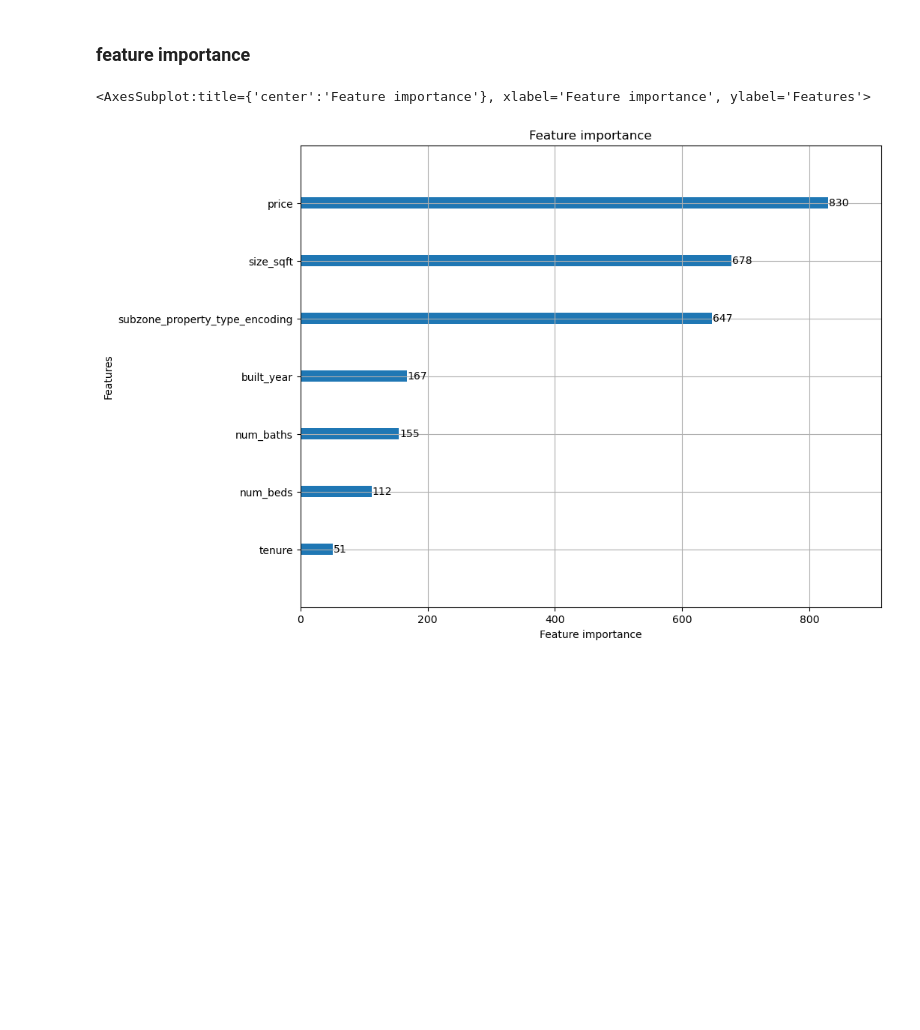
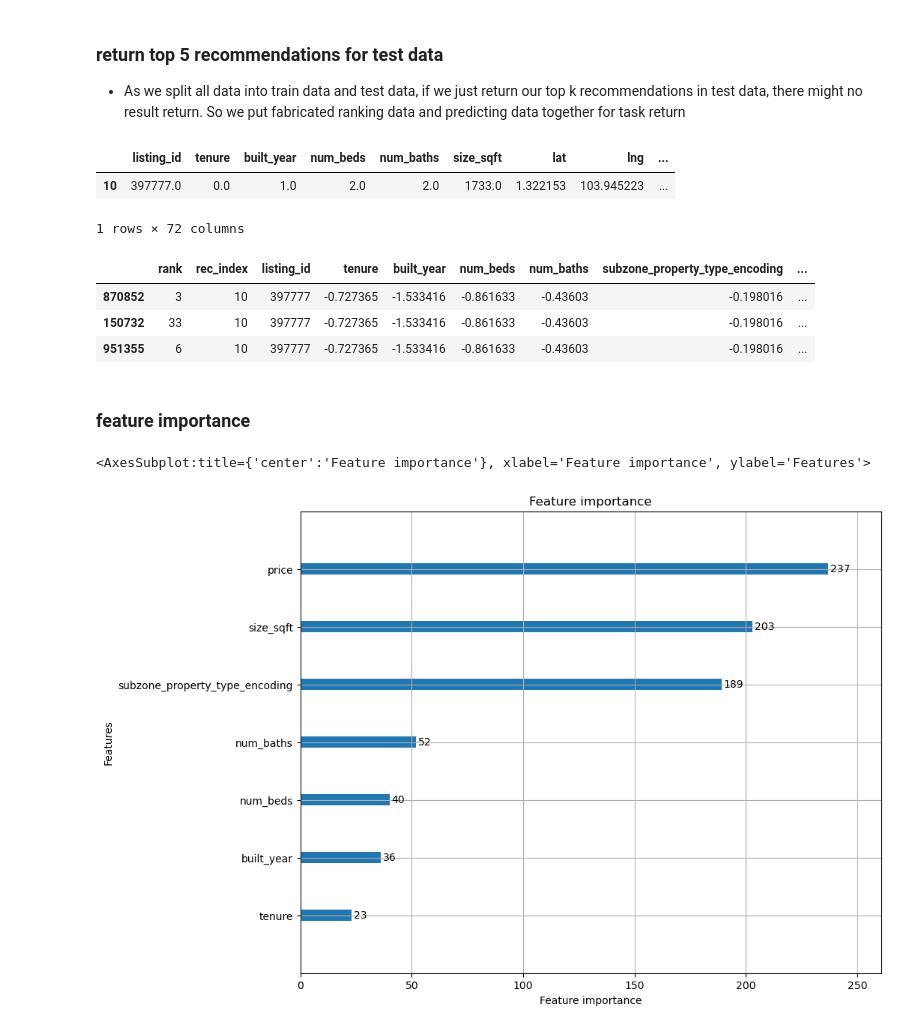
Before and after one commit to PigeonPhobia/no-bylan-regressor, a Jupyter notebook: Recommendation Engine.ipynb, the cells around one changed output. Saved outputs shown, nothing was run; the diff lists cells and outputs as text; code cells hidden in the pictures; blank space fills up the shorter version.

Commit message:
Recommendation Engine
Recommendation Engine Update

```diff
--- a/Recommendation Engine.ipynb
+++ b/Recommendation Engine.ipynb
@@ -181,3 +59,0 @@ df_rank.head(10)
-# %%
-df_rec_train = df_rank[:train_test_delimeter*k]
-df_rec_test = df_rank[train_test_delimeter*k:]
@@ -267,0 +161,38 @@ predict_recommendation
+# %%
+# parameters for KD tree model training
+leaf_size = 5
+k = 50
+
+# train KD tree
+KD_tree = KD_model_training(df_standard, leaf_size)
+
+# get recommended data for each property
+# getting ranking data for each property needs quite some time, so we store these data in file and read them here
+df_rank = get_top_recommendation_KD(k, data=df_standard, model=KD_tree, key_col=key_col, train_cols=train_cols)
+
+# save df_rank to csv file and for later reading
+# ranking_path = 'processed_data/recommendation_engine_ranking_data.csv'
+
+# df_rank.to_csv(ranking_path)
+
+df_rank = pd.read_csv(ranking_path)
+# %%
+# parameters for spliting train and test data and these data are used for LGBMRanker model training
+target = 'rank'
+query = 'query_listing_id'
+test_size= 0.2
+random_state = 12
+
+# split train and test data for model training
+df_rec_train, df_rec_test = train_test_split(df_rank, test_size=0.2, random_state=12)
+
+# split train data and evaluation data from split train data
+X_train, y_train, X_val, y_val, query_train, query_val = train_test_ranker_data(df_rec_train, target, query, test_size, random_state)
+# %%
+# LGBMRanker model parameters
+max_label = df_rank['rank'].nunique()
+eval_at = 10
+early_stopping_rounds = 100
+
+# LGBMRanker model training
+gbm_model = LGBM_model_training(X_train, y_train, query_train, X_val, y_val, query_val, max_lable, eval_at, early_stopping_rounds)
@@ -267,0 +238,3 @@ predict_recommendation
+# %% [markdown]
+### return top 5 recommendations for test data
+* As we split all data into train data and test data, if we just return our top k recommendations in test data, there might no result return. So we put fabricated ranking data and predicting data together for task return
@@ -268,7 +269,35 @@ predict_recommendation
+# %%
+# Pick a row id of choice
+row_id = 10
+#row_id = 20
+#row_id = 30
+#row_id = 40
+#row_id = 50
+
+# Get the row from the dataframe (an valid row ids will throw an error)
+row = df.iloc[row_id]
+
+# Just for printing it nicely, we create a new dataframe from this single row
+pd.DataFrame([row])
+# %% [output]
+|  | listing_id | tenure | built_year | num_beds | num_baths | size_sqft | lat | lng | ... |
+| 10 | 397777.0 | 0.0 | 1.0 | 2.0 | 2.0 | 1733.0 | 1.322153 | 103.945223 | ... |
+1 rows × 72 columns
+# %%
+k = 3
+
+df_recommendations = get_top_recommendations(df_rec_test, row['listing_id'], k=k)
+
+df_recommendations.head()
+# %% [output]
+|  | rank | rec_index | listing_id | tenure | built_year | num_beds | num_baths | subzone_property_type_encoding | ... |
+| 870852 | 3 | 10 | 397777 | -0.727365 | -1.533416 | -0.861633 | -0.43603 | -0.198016 | ... |
+| 150732 | 33 | 10 | 397777 | -0.727365 | -1.533416 | -0.861633 | -0.43603 | -0.198016 | ... |
+| 951355 | 6 | 10 | 397777 | -0.727365 | -1.533416 | -0.861633 | -0.43603 | -0.198016 | ... |
 # %% [markdown]
 ### feature importance
 # %%
-lgb.plot_importance(gbm, figsize = (10,8))
+lgb.plot_importance(gbm_model, figsize = (10,8))
 # %% [output]
 <AxesSubplot:title={'center':'Feature importance'}, xlabel='Feature importance', ylabel='Features'>
-[figure, old version]
+[figure, new version]
```
Also changed, not shown: parts of 43 cells of this notebook.
